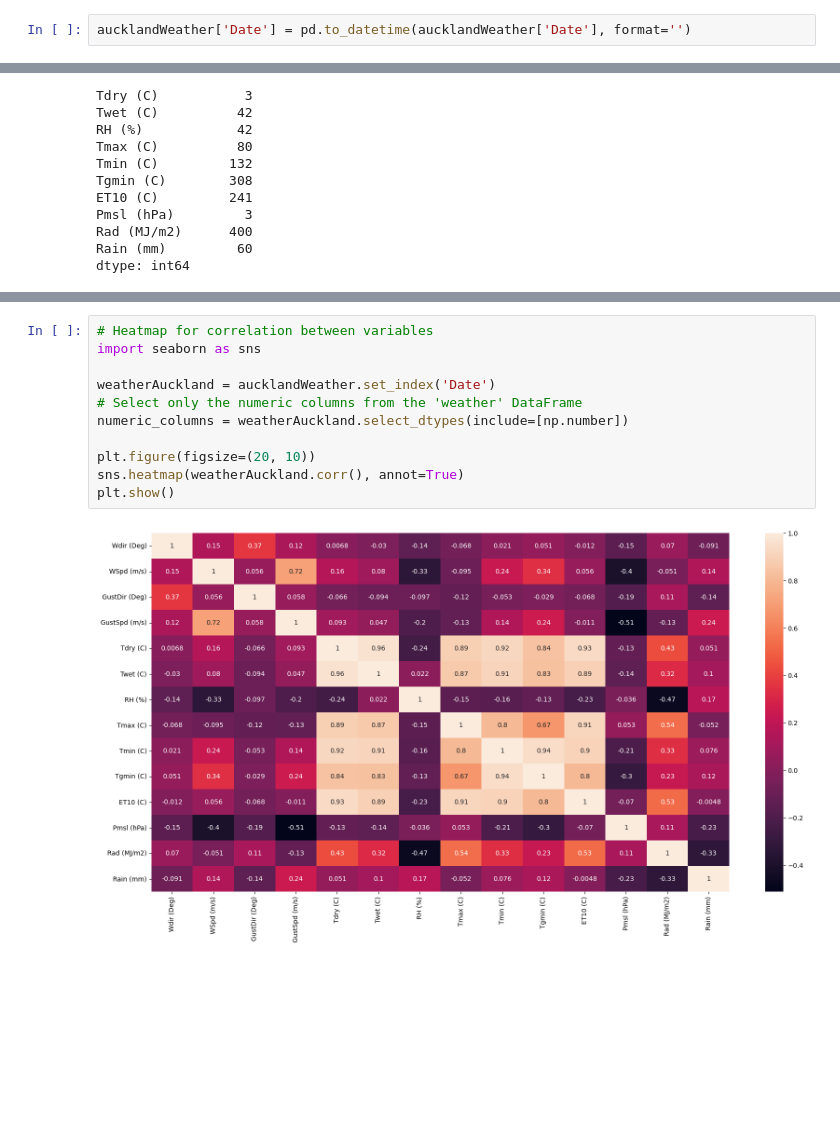
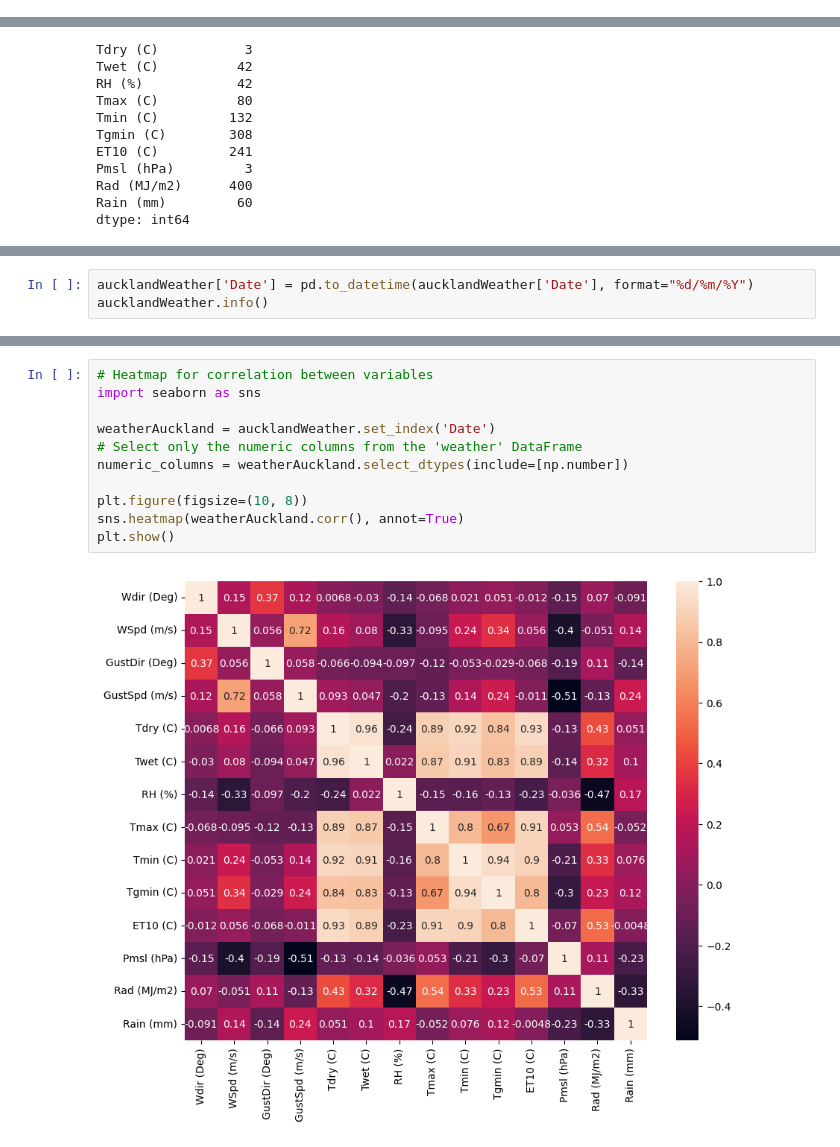
Before and after one commit to YingCG/research-weather-forecast, a Jupyter notebook: data/niwa_cleaned/NiwaData-1909-2019.ipynb, the cells around one changed output, grey strips where cells are left out. Saved outputs shown, nothing was run; the diff lists cells and outputs as text; blank space fills up the shorter version.

```diff
--- a/data/niwa_cleaned/NiwaData-1909-2019.ipynb
+++ b/data/niwa_cleaned/NiwaData-1909-2019.ipynb
@@ -60,8 +60,6 @@ Data columns (total 15 columns):
  14  Rain (mm)      18834 non-null  object
 dtypes: object(15)
 memory usage: 2.2+ MB
-# %%
-aucklandWeather['Date'] = pd.to_datetime(aucklandWeather['Date'], format='')
 # %%
 numeric_columns = ['Wdir (Deg)', 'WSpd (m/s)', 'GustDir (Deg)', 'GustSpd (m/s)',
        'Tdry (C)', 'Twet (C)', 'RH (%)', 'Tmax (C)', 'Tmin (C)', 'Tgmin (C)',
@@ -120,0 +119,3 @@ aucklandWeather.head()
+# %%
+aucklandWeather['Date'] = pd.to_datetime(aucklandWeather['Date'], format="%d/%m/%Y")
+aucklandWeather.info()
@@ -121,13 +140,13 @@ aucklandWeather.head()
 # %%
 # Heatmap for correlation between variables
 import seaborn as sns
 
 weatherAuckland = aucklandWeather.set_index('Date')
 # Select only the numeric columns from the 'weather' DataFrame
 numeric_columns = weatherAuckland.select_dtypes(include=[np.number])
 
-plt.figure(figsize=(20, 10))
+plt.figure(figsize=(10, 8))
 sns.heatmap(weatherAuckland.corr(), annot=True)
 plt.show()
 # %% [output]
-[figure, old version]
+[figure, new version]
```
Also changed, not shown: parts of 10 cells of this notebook, 43 other files.
